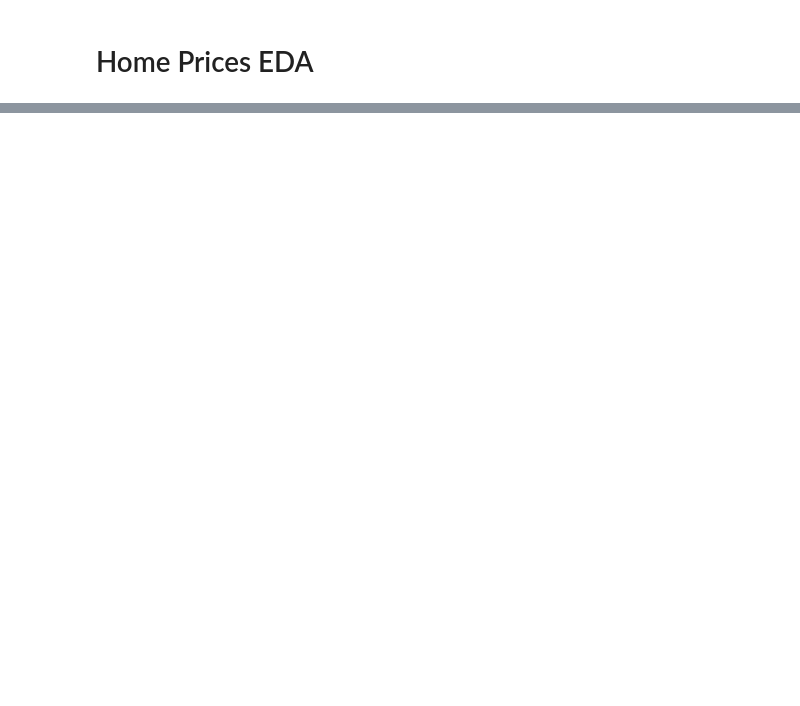
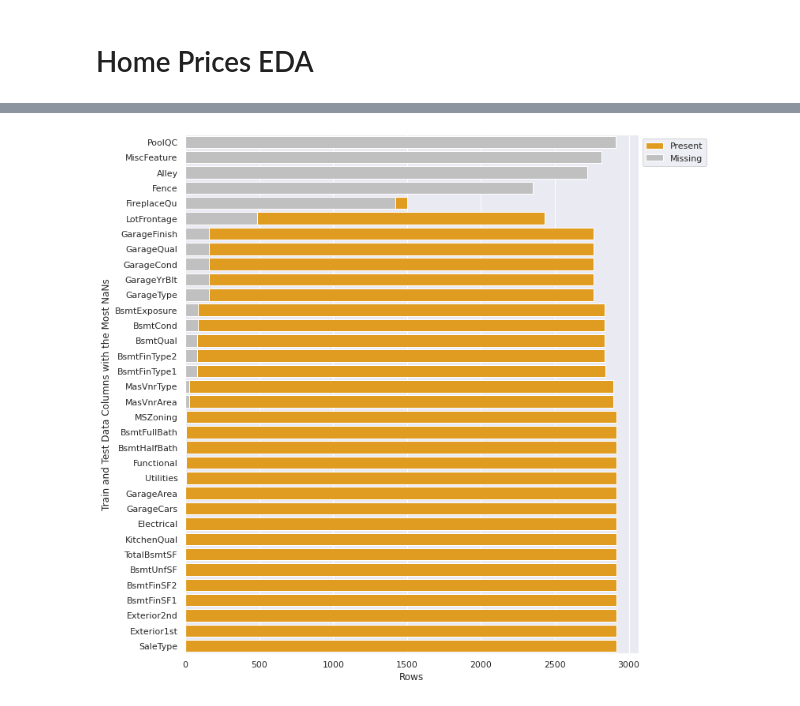
Before and after one commit to oimartin/Predicting_House_Prices, a Jupyter notebook: predicting_home_prices.ipynb, the cells around one changed output, grey strips where cells are left out. Cells and saved outputs as stored; diff of their text form; code cells hidden in the pictures; blank space fills up the shorter version.

```diff
--- a/predicting_home_prices.ipynb
+++ b/predicting_home_prices.ipynb
@@ -547,6 +4,0 @@ sns.lmplot(x='MoSold', y='SalePrice', data=train)
-# %%
-for column in train.columns:
-    for variable in of_interest+['SalePrice']:
-        if column == variable:
-            print(f"{column}")
-            display(train[column].describe())
@@ -770,0 +47,6 @@ See the caveats in the documentation: https://pandas.pydata.org/pandas-docs/stab
+# %%
+# Save SalePrice train data and drop from df for independent variable preprocessing
+y = train['SalePrice']
+train = train.drop(columns=['SalePrice'])
+display(y.describe())
+display(train.info())
@@ -770,0 +102,4 @@ See the caveats in the documentation: https://pandas.pydata.org/pandas-docs/stab
+# %%
+# Concatenate train and test independent variable data so manipulations happend to both data sets
+data = pd.concat([train, test])
+data.info()
@@ -770,0 +124,10 @@ See the caveats in the documentation: https://pandas.pydata.org/pandas-docs/stab
+# %%
+# Show columns with the missing values
+data_na = pd.DataFrame([data.isna()[column].value_counts()
+                         for column in data.columns]).reset_index()
+
+top_na = data_na.rename(columns={'index':'Column',
+                             0:'Present',
+                             1:'Missing'}).sort_values(by='Missing',
+                                                       ascending=False).head(34)
+display(top_na)
@@ -770,0 +153,21 @@ See the caveats in the documentation: https://pandas.pydata.org/pandas-docs/stab
+# %%
+sns.set_theme(color_codes=True)
+
+# Create barplot of the columns with the most missing data
+plt.figure(figsize=(11,10), frameon=False)
+sns.set_color_codes("pastel")
+ax = sns.barplot(x="Present", y="Column", data=top_na,
+            label="Present", color="orange")
+
+sns.set_color_codes("muted")
+ax = sns.barplot(x="Missing", y="Column", data=top_na,
+           label='Missing', color='silver')
+
+ax.legend()
+sns.move_legend(ax, "upper left", bbox_to_anchor=(1,1))
+plt.xlabel('Rows')
+plt.ylabel('Train and Test Data Columns with the Most NaNs')
+ax.figure.savefig('figures/missing_data.png')
+plt.tight_layout()
+# %% [output]
+[figure, added]
```
Also changed, not shown: parts of 70 cells of this notebook.
